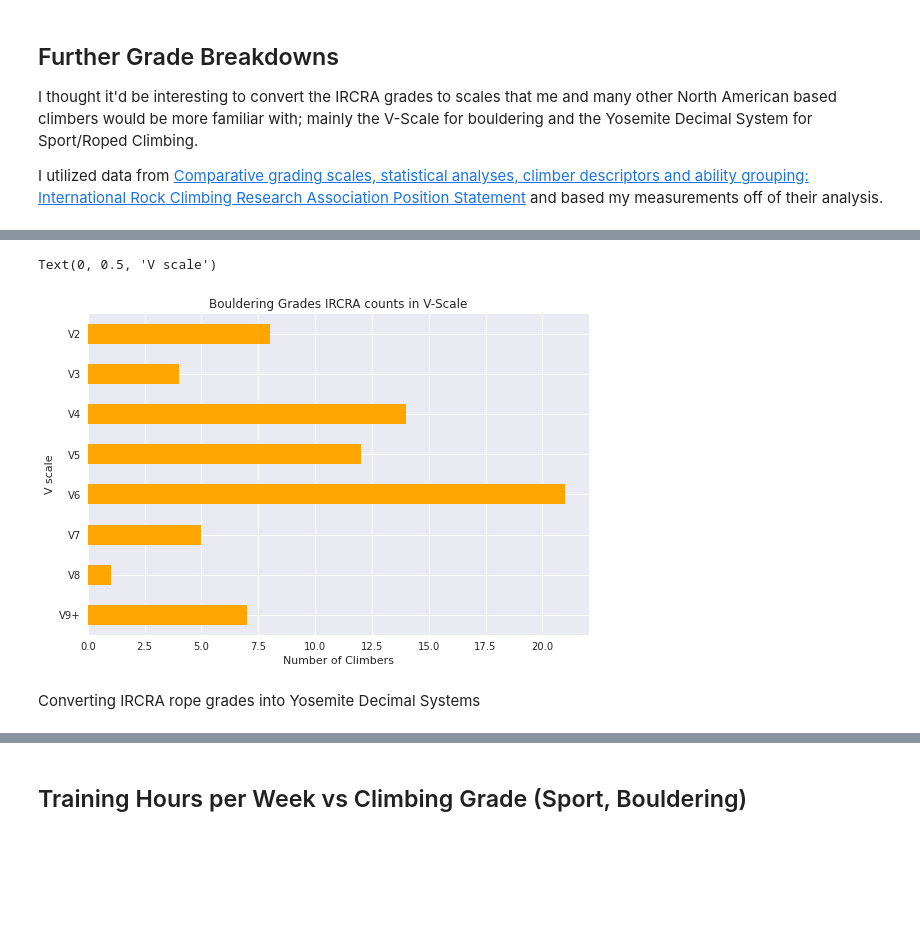
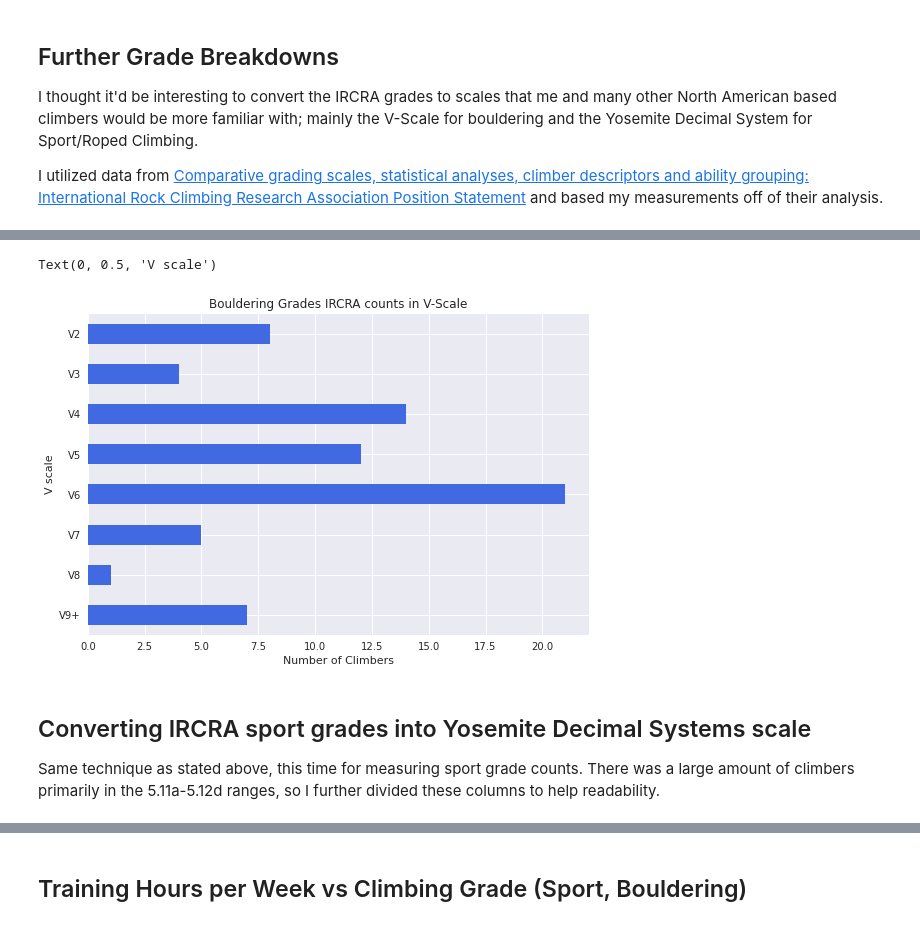
Before and after one commit to haokliao/Critical-Force-Visualization, a Jupyter notebook: EDA_002_notebook.ipynb, the cells around one changed output, grey strips where cells are left out. Drawn from its saved outputs; the diff is of its cells as text; code cells hidden in the pictures; blank space fills up the shorter version.

Commit message:
3/3 Finished IRCRA grade conversion count charts

```diff
--- a/EDA_002_notebook.ipynb
+++ b/EDA_002_notebook.ipynb
@@ -50,12 +63,14 @@ v_bin = pd.cut(dataframe['BOULDER GRADE IRCRA'],bins=v_bins,labels = v_bin_label
 # %%
-v_bin.plot(kind='barh',color='orange',legend=False)
+v_bin.plot(kind='barh',color='royalblue',legend=False)
 plt.style.use('seaborn')
 plt.title('Bouldering Grades IRCRA counts in V-Scale')
 plt.xlabel('Number of Climbers')
 plt.ylabel('V scale')
 # %% [output]
 Text(0, 0.5, 'V scale')
-[figure, old version]
+[figure, new version]
-# %% [markdown]
-
-Converting IRCRA rope grades into Yosemite Decimal Systems
+# %% [markdown]
+## Converting IRCRA sport grades into Yosemite Decimal Systems scale
+
+Same technique as stated above, this time for measuring sport grade counts.
+There was a large amount of climbers primarily in the 5.11a-5.12d ranges, so I further divided these columns to help readability.
```
Also changed, not shown: parts of 7 cells of this notebook, 1 other file.
